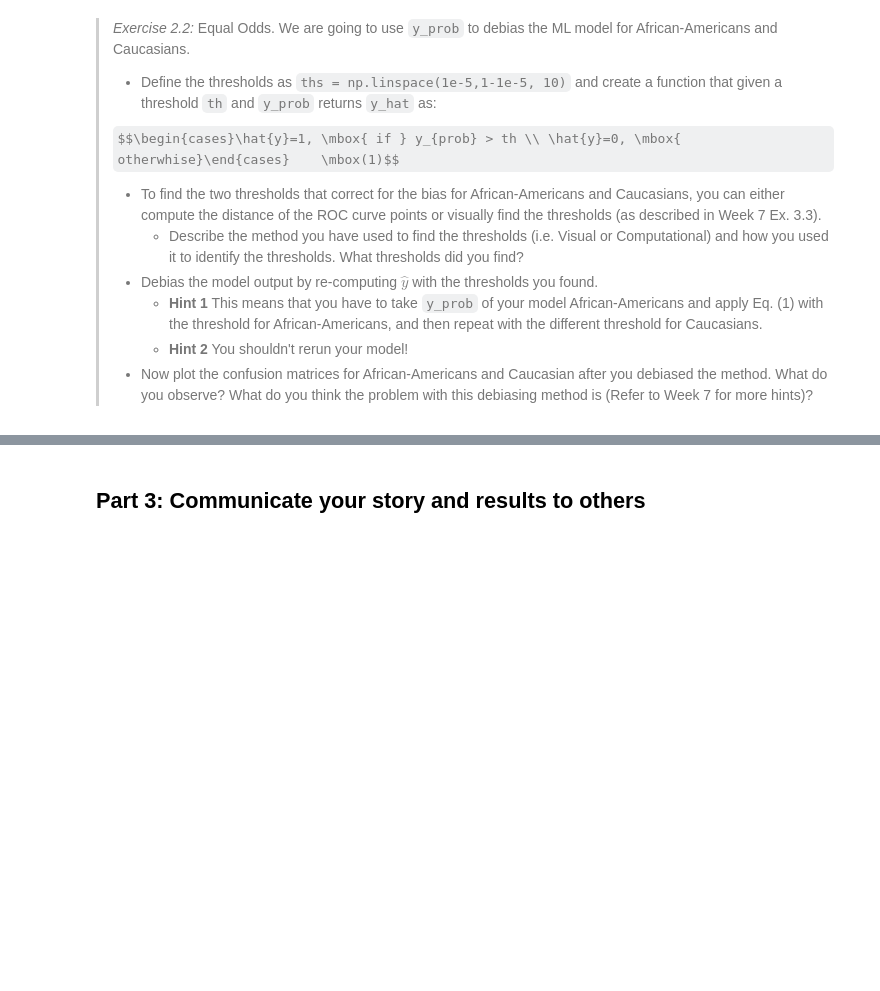
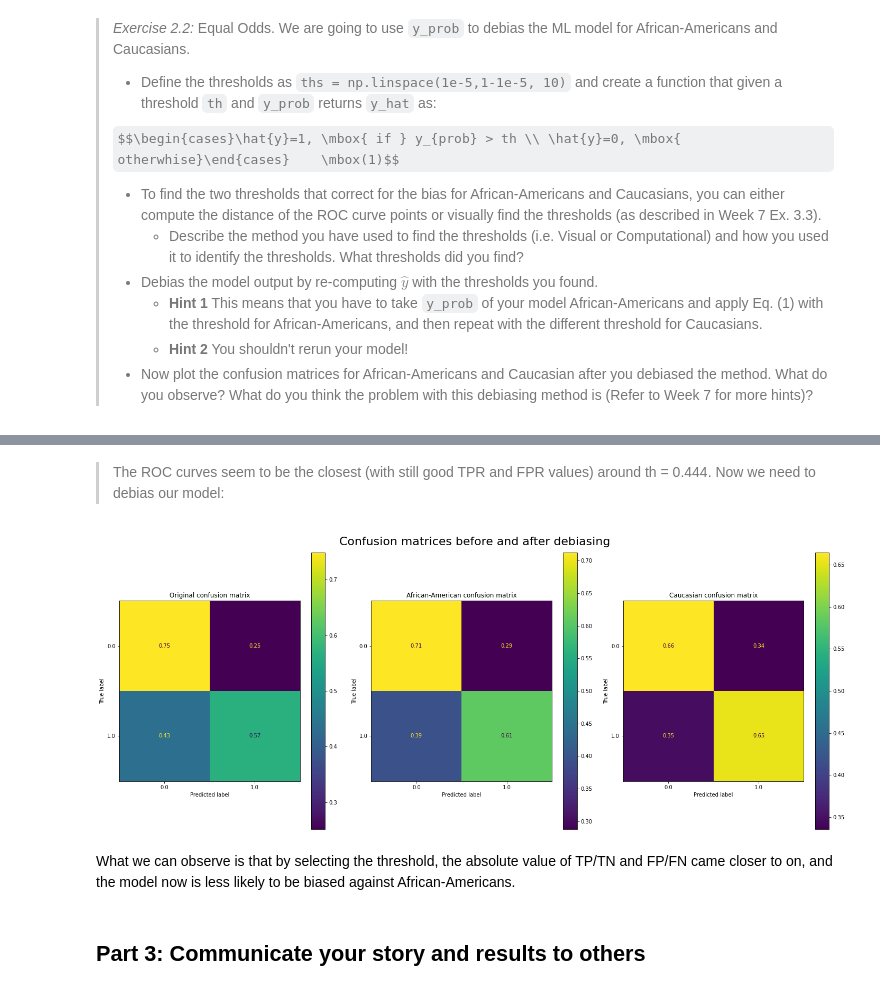
Before and after one commit to xelahalo/socialdata2022, a Jupyter notebook: Assignment2.ipynb, the cells around one changed output, grey strips where cells are left out. Drawn from its saved outputs; the diff is of its cells as text; code cells hidden in the pictures; some formulas as TeX source; blank space fills up the shorter version.

```diff
--- a/Assignment2.ipynb
+++ b/Assignment2.ipynb
@@ -62,13 +69,13 @@ filtered = df[abs(df.days_b_screening_arrest) <= 30].drop('days_b_screening_arre
 encoder = OneHotEncoder(handle_unknown='ignore')
 
 # encoding race
-encoded = encoder.fit_transform(filtered.race.values.reshape(-1,1)).toarray()
-race_encoded = pd.DataFrame(encoded, columns=["race_" + str(i + 1) for i in range(encoded.shape[1])])
+fit_race = encoder.fit_transform(filtered.race.values.reshape(-1,1)).toarray()
+race_encoded = pd.DataFrame(fit_race, columns=["race_" + str(i + 1) for i in range(fit_race.shape[1])])
 X = pd.concat([filtered, race_encoded], axis=1).drop('race', axis=1)
 
 # encoding sex
-encoded = encoder.fit_transform(filtered.sex.values.reshape(-1,1)).toarray()
-sex_encoded = pd.DataFrame(encoded, columns=["is_female", "is_male"])
+fit_sex = encoder.fit_transform(filtered.sex.values.reshape(-1,1)).toarray()
+sex_encoded = pd.DataFrame(fit_sex, columns=["is_female", "is_male"])
 X = pd.concat([X, sex_encoded], axis=1).drop(["sex", "is_female"], axis=1)
 
 X.dropna(inplace=True)
@@ -290,0 +278,12 @@ array([[1.00000000e-05, 1.00000000e+00, 1.00000000e+00],
+# %%
+# one-hot encoded variable race_3 is responsible for the caucasian race
+ca_idx = X_test.query('race_3 == 1').index
+
+X_test_ca = X_test.filter(items = ca_idx, axis=0)
+y_test_ca = y_test.filter(items = ca_idx, axis=0)
+
+# race_1 is the African-American race
+aa_idx = X_test.query('race_1 == 1').index
+
+X_test_aa = X_test.filter(items = aa_idx, axis=0)
+y_test_aa = y_test.filter(items = aa_idx, axis=0)
@@ -291,3 +316,26 @@ array([[1.00000000e-05, 1.00000000e+00, 1.00000000e+00],
+# %% [markdown]
+> The ROC curves seem to be the closest (with still good TPR and FPR values) around th = 0.444. Now we need to debias our model:
+# %%
+# debiased
+y_hat_aa_th = is_above_threshold(classifier_random.predict_proba(X_test_aa), 0.444)
+y_hat_ca_th = is_above_threshold(classifier_random.predict_proba(X_test_ca), 0.444)
+
+fig, axs = plt.subplots(1,3, figsize=(20,8))
+fig.suptitle('Confusion matrices before and after debiasing', fontsize=22)
+
+ConfusionMatrixDisplay.from_predictions(y_true=y_test, y_pred=y_hat, normalize='true', ax=axs[0])
+axs[0].set_title('Original confusion matrix')
+ConfusionMatrixDisplay.from_predictions(y_true=list(y_test_aa), y_pred=y_hat_aa_th, normalize='true', ax=axs[1])
+axs[1].set_title('African-American confusion matrix')
+ConfusionMatrixDisplay.from_predictions(y_true=list(y_test_ca), y_pred=y_hat_ca_th, normalize='true', ax=axs[2])
+axs[2].set_title('Caucasian confusion matrix')
+
+plt.tight_layout()
+plt.show()
+# %% [output]
+[figure, added]
+# %% [markdown]
+What we can observe is that by selecting the threshold, the absolute value of TP/TN and FP/FN came closer to on, and the model now is less likely to be biased against African-Americans.
 # %% [markdown]
 ## Part 3: Communicate your story and results to others
 # %% [markdown]
```
Also changed, not shown: parts of 26 cells of this notebook.
